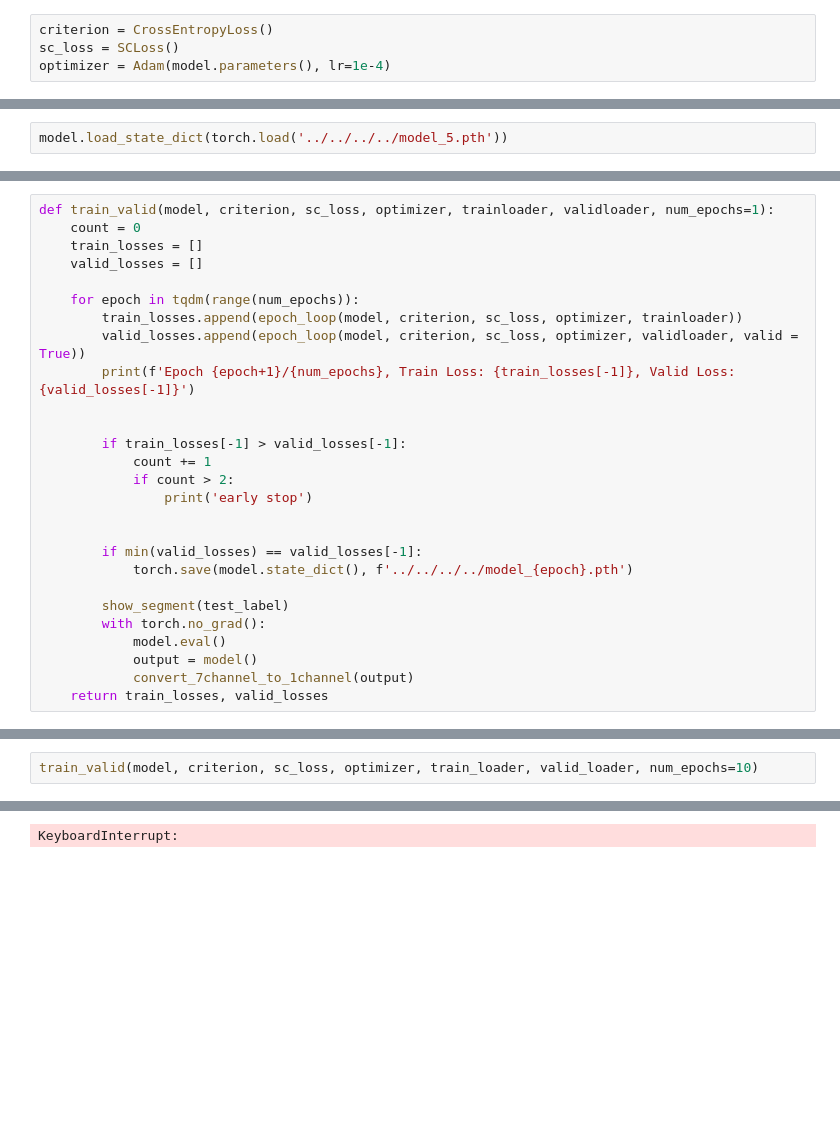
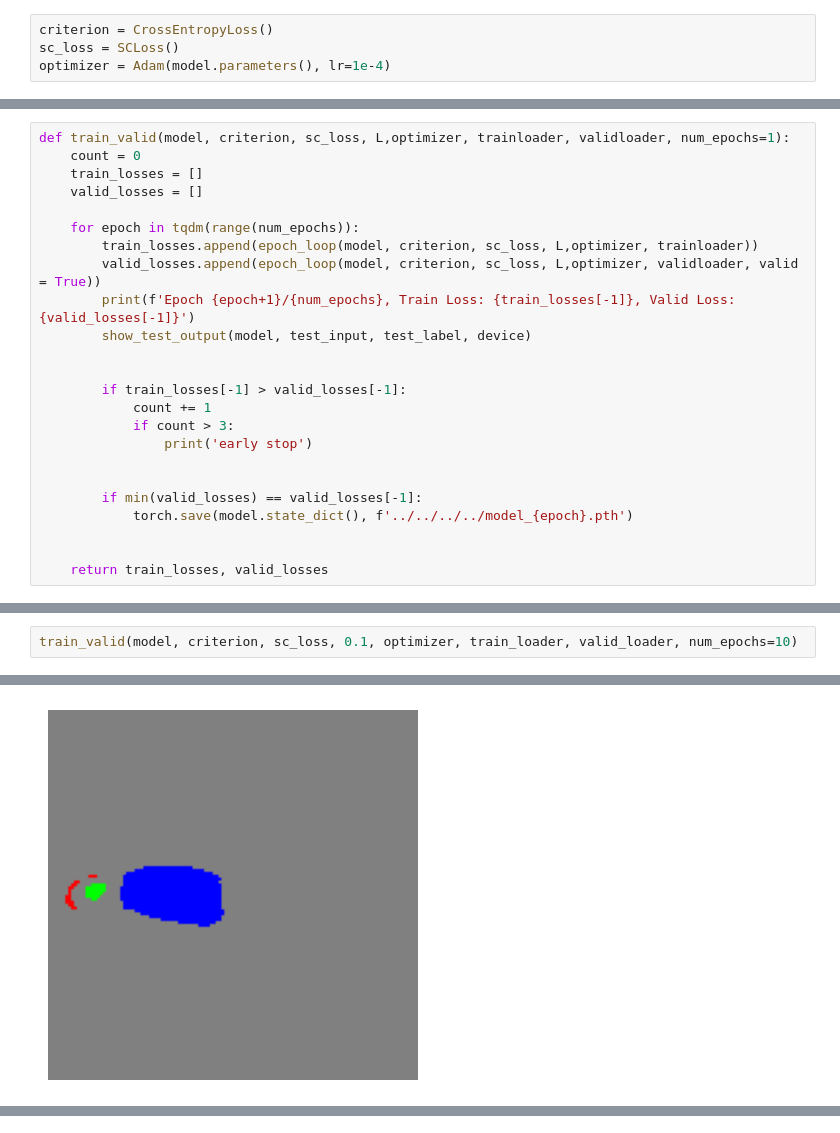
Before and after one commit to outta-3-project-1691/clothes_segmentation, a Jupyter notebook: train_u2_net.ipynb, the cells around one changed output, grey strips where cells are left out. Cells and saved outputs as stored; diff of their text form; blank space fills up the shorter version.

Commit message:
#4 add train interface

```diff
--- a/train_u2_net.ipynb
+++ b/train_u2_net.ipynb
@@ -63,2 +43,0 @@ def convert_7channel_to_1channel(tensor):
-# %%
-model.load_state_dict(torch.load('../../../../model_5.pth'))
@@ -101,28 +44,25 @@ with torch.no_grad():
 # %%
-def train_valid(model, criterion, sc_loss, optimizer, trainloader, validloader, num_epochs=1):
+def train_valid(model, criterion, sc_loss, L,optimizer, trainloader, validloader, num_epochs=1):
     count = 0
     train_losses = []
     valid_losses = []
 
     for epoch in tqdm(range(num_epochs)):
-        train_losses.append(epoch_loop(model, criterion, sc_loss, optimizer, trainloader))
-        valid_losses.append(epoch_loop(model, criterion, sc_loss, optimizer, validloader, valid = True))
+        train_losses.append(epoch_loop(model, criterion, sc_loss, L,optimizer, trainloader))
+        valid_losses.append(epoch_loop(model, criterion, sc_loss, L,optimizer, validloader, valid = True))
         print(f'Epoch {epoch+1}/{num_epochs}, Train Loss: {train_losses[-1]}, Valid Loss: {valid_losses[-1]}')
+        show_test_output(model, test_input, test_label, device)
 
 
         if train_losses[-1] > valid_losses[-1]:
             count += 1
-            if count > 2:
+            if count > 3:
                 print('early stop')
 
 
         if min(valid_losses) == valid_losses[-1]:
             torch.save(model.state_dict(), f'../../../../model_{epoch}.pth')
 
-        show_segment(test_label)
-        with torch.no_grad():
-            model.eval()
-            output = model()
-            convert_7channel_to_1channel(output)
+
     return train_losses, valid_losses
 # %%
@@ -164,5 +104,5 @@ def epoch_loop(model, criterion, sc_loss, optimizer, dataloader, valid=False):
 
     return epoch_loss/len(dataloader)
 # %%
-train_valid(model, criterion, sc_loss, optimizer, train_loader, valid_loader, num_epochs=10)
+train_valid(model, criterion, sc_loss, 0.1, optimizer, train_loader, valid_loader, num_epochs=10)
 # %% [output]
@@ -170,0 +111 @@ early stop
+[figure, added]
@@ -178 +121,0 @@ Epoch 6/10, Train Loss: 0.07753324747085572, Valid Loss: 0.08402628203233083
-KeyboardInterrupt:
```
Also changed, not shown: parts of 9 cells of this notebook, 1 other file.
